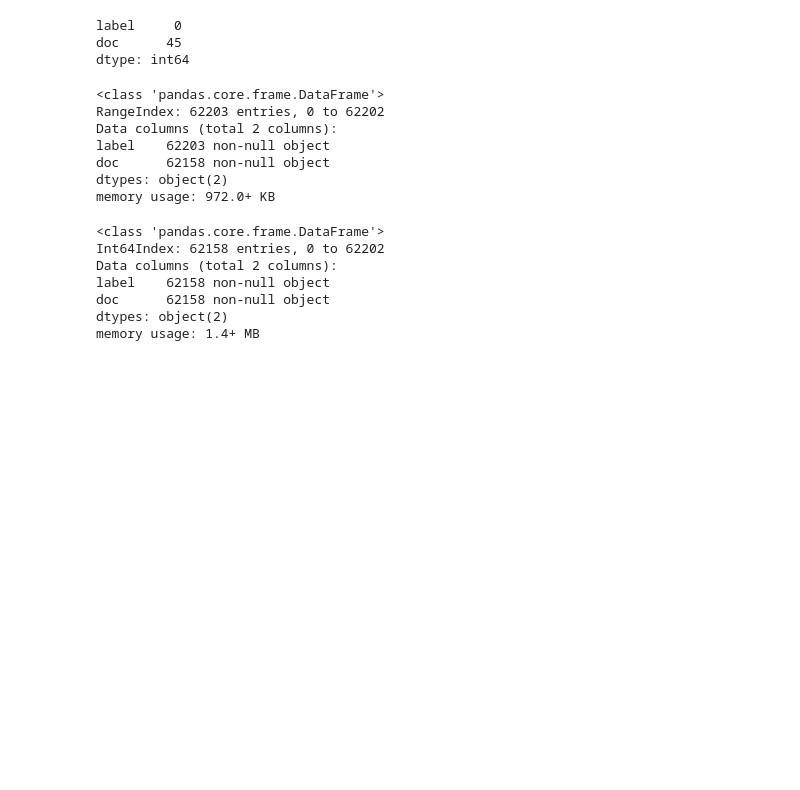
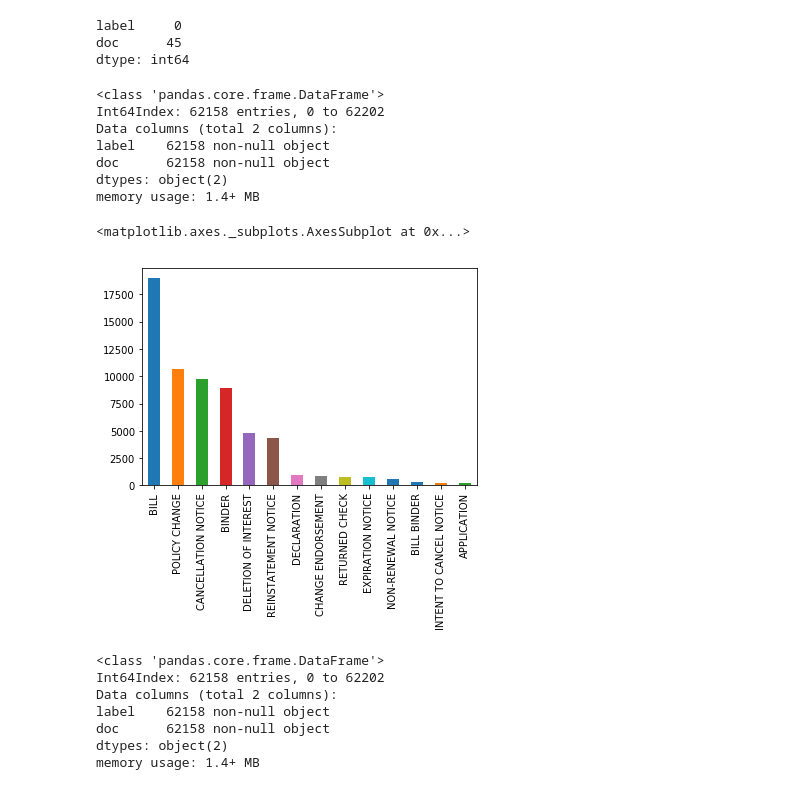
Before and after one commit to gann0001/Document-Classification, a Jupyter notebook: doc_classification.ipynb, the cells around one changed output. Drawn from its saved outputs; the diff is of its cells as text; code cells hidden in the pictures; blank space fills up the shorter version.

```diff
--- a/doc_classification.ipynb
+++ b/doc_classification.ipynb
@@ -26,16 +26,19 @@ df.isna().sum()
 label     0
 doc      45
 dtype: int64
-# %%
-df.info()
-# %% [output]
-<class 'pandas.core.frame.DataFrame'>
-RangeIndex: 62203 entries, 0 to 62202
-Data columns (total 2 columns):
-label    62203 non-null object
-doc      62158 non-null object
-dtypes: object(2)
-memory usage: 972.0+ KB
+# %%
+df.info()
+pd.value_counts(df['label']).plot.bar()
+# %% [output]
+<class 'pandas.core.frame.DataFrame'>
+Int64Index: 62158 entries, 0 to 62202
+Data columns (total 2 columns):
+label    62158 non-null object
+doc      62158 non-null object
+dtypes: object(2)
+memory usage: 1.4+ MB
+<matplotlib.axes._subplots.AxesSubplot at 0x...>
+[figure, added]
 # %%
 #Remove Na records from the dataset
 df = df.dropna()
```
Also changed, not shown: parts of 12 cells of this notebook, 1 other file.
